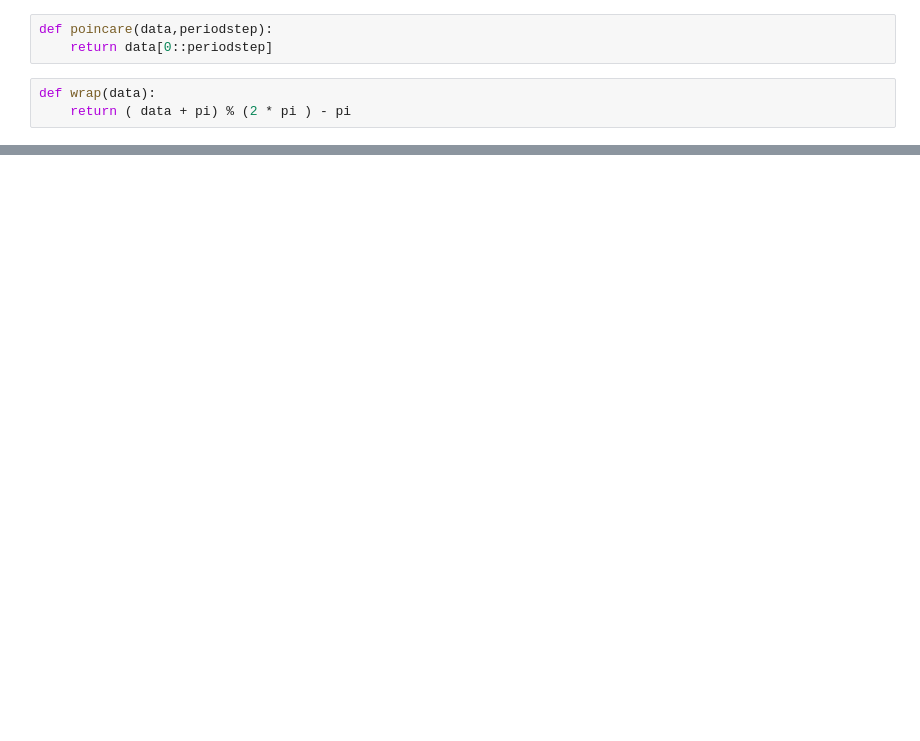
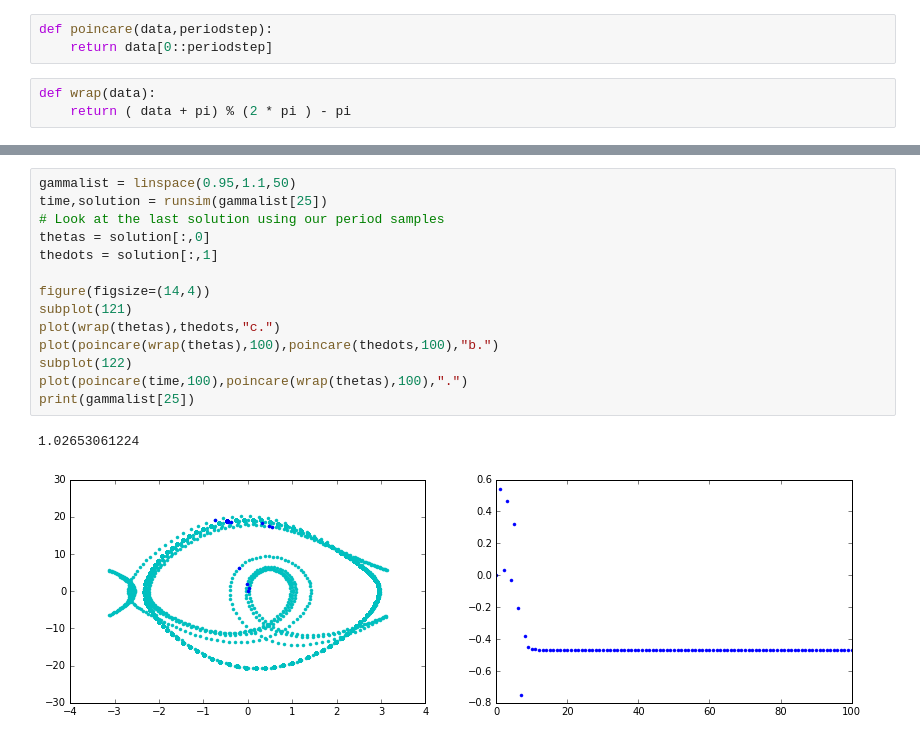
Before and after one commit to Physics325/Chapter5, a Jupyter notebook: Chapter 5 Chaos Dawes.ipynb, the cells around one changed output, grey strips where cells are left out. Drawn from its saved outputs; the diff is of its cells as text; blank space fills up the shorter version.

Commit message:
adding summary of solutions

```diff
--- a/Chapter 5 Chaos Dawes.ipynb
+++ b/Chapter 5 Chaos Dawes.ipynb
@@ -162,0 +165,17 @@ DONE
+# %%
+gammalist = linspace(0.95,1.1,50)
+time,solution = runsim(gammalist[25])
+# Look at the last solution using our period samples
+thetas = solution[:,0]
+thedots = solution[:,1]
+
+figure(figsize=(14,4))
+subplot(121)
+plot(wrap(thetas),thedots,"c.")
+plot(poincare(wrap(thetas),100),poincare(thedots,100),"b.")
+subplot(122)
+plot(poincare(time,100),poincare(wrap(thetas),100),".")
+print(gammalist[25])
+# %% [output]
+1.02653061224
+[figure, added]
```
Also changed, not shown: parts of 19 cells of this notebook.
